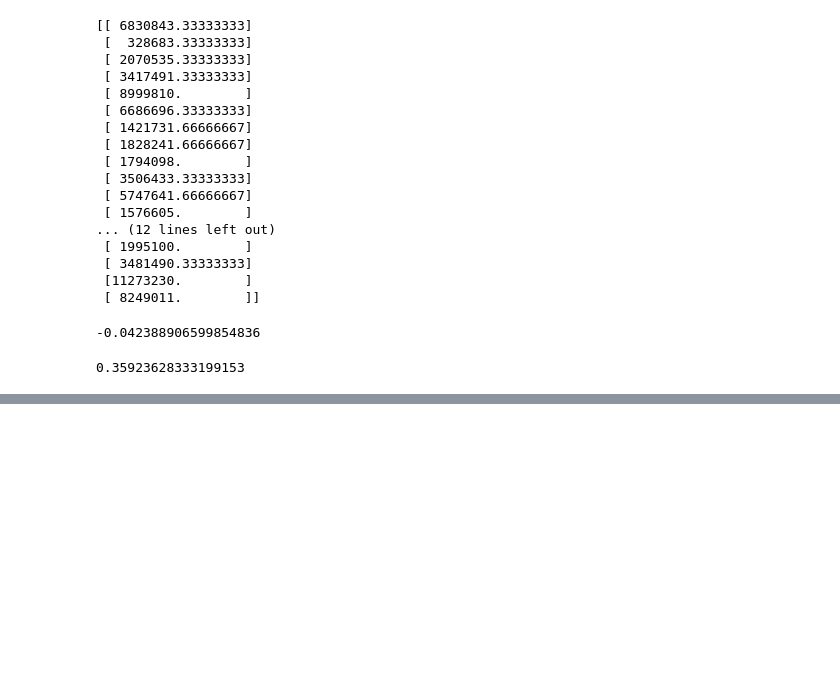
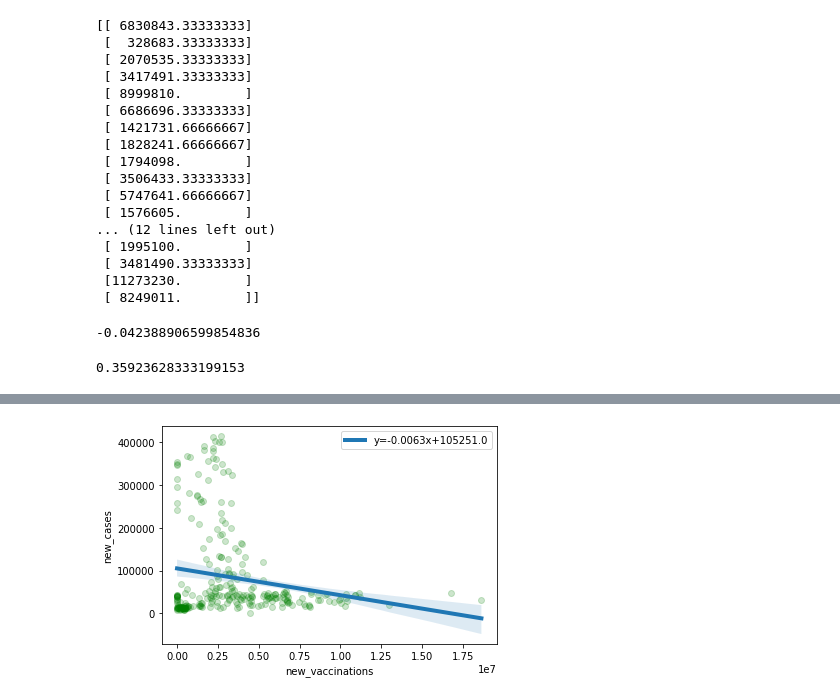
Before and after one commit to Siddharth114/IndiaCovidData, a Jupyter notebook: exploring.ipynb, the cells around one changed output, grey strips where cells are left out. Drawn from its saved outputs; the diff is of its cells as text; code cells hidden in the pictures; blank space fills up the shorter version.

```diff
--- a/exploring.ipynb
+++ b/exploring.ipynb
@@ -277,0 +286,7 @@ print(KNN_acc)
+# %%
+slope, intercept, r_value, p_value, std_err = stats.linregress(vaccines['new_vaccinations'], vaccines['new_cases'])
+ax = sns.regplot(x='new_vaccinations', y='new_cases', data=vaccines, scatter_kws = {'color': 'g',  'alpha':0.2}, line_kws={'lw':4, 'label':"y={0:.4f}x+{1:.1f}".format(slope,intercept)})
+ax.legend()
+plt.show()
+# %% [output]
+[figure, added]
```
Also changed, not shown: parts of 6 cells of this notebook.
